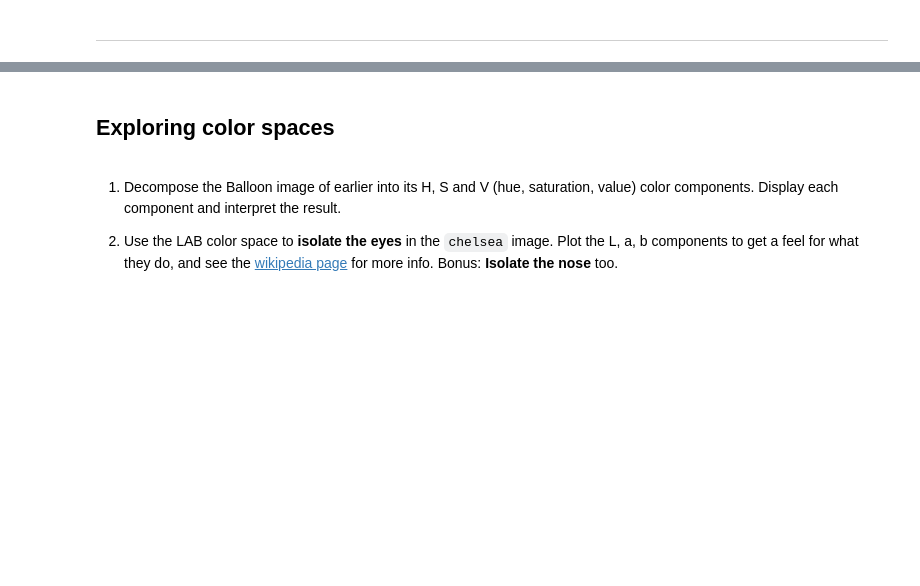
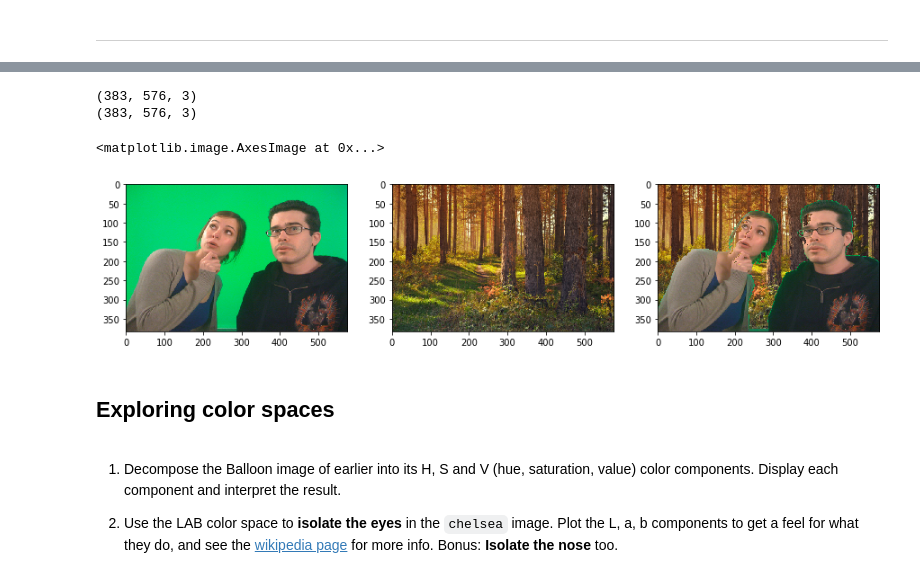
Before and after one commit to guilhermesantos/im_proc, a Jupyter notebook: 0_color_and_exposure.ipynb, the cells around one changed output, grey strips where cells are left out. Saved outputs shown, nothing was run; the diff lists cells and outputs as text; code cells hidden in the pictures; blank space fills up the shorter version.

Commit message:
color and exposure

```diff
--- a/0_color_and_exposure.ipynb
+++ b/0_color_and_exposure.ipynb
@@ -355,6 +368,33 @@ Say we'd like to help these friendly folk travel into a rainforest (``images/for
 <img src="../images/forest.jpg" width="300px"/>
 
 Can you help them by transplanting the foreground of the greenscreen onto the backdrop of the forest?
+# %%
+from skimage import io
+actors = io.imread('../images/greenscreen.jpg')
+actors = skimage.img_as_float(actors)
+forest = io.imread('../images/forest.jpg')
+forest = skimage.img_as_float(forest)
+
+actors = skimage.transform.resize(actors, forest.shape)
+print(actors.shape)
+print(forest.shape)
+fig, axes = plt.subplots(1, 3, figsize=(15,15))
+
+mod_actors = actors.copy()
+for i in range(mod_actors.shape[0]):
+    for j in range(mod_actors.shape[1]):
+        if(mod_actors[i,j,1] >= 0.71):
+            mod_actors[i,j,:] = forest[i,j,:]
+
+axes[0].imshow(actors)
+axes[1].imshow(forest)
+axes[2].imshow(mod_actors)
+#axes[3].imshow(color.lab2rgb(lab_forest))
+# %% [output]
+(383, 576, 3)
+(383, 576, 3)
+<matplotlib.image.AxesImage at 0x...>
+[figure, added]
 # %% [markdown]
 ## <span class="exercize">Exploring color spaces</span>
 # %% [markdown]
```
Also changed, not shown: parts of 8 cells of this notebook.
